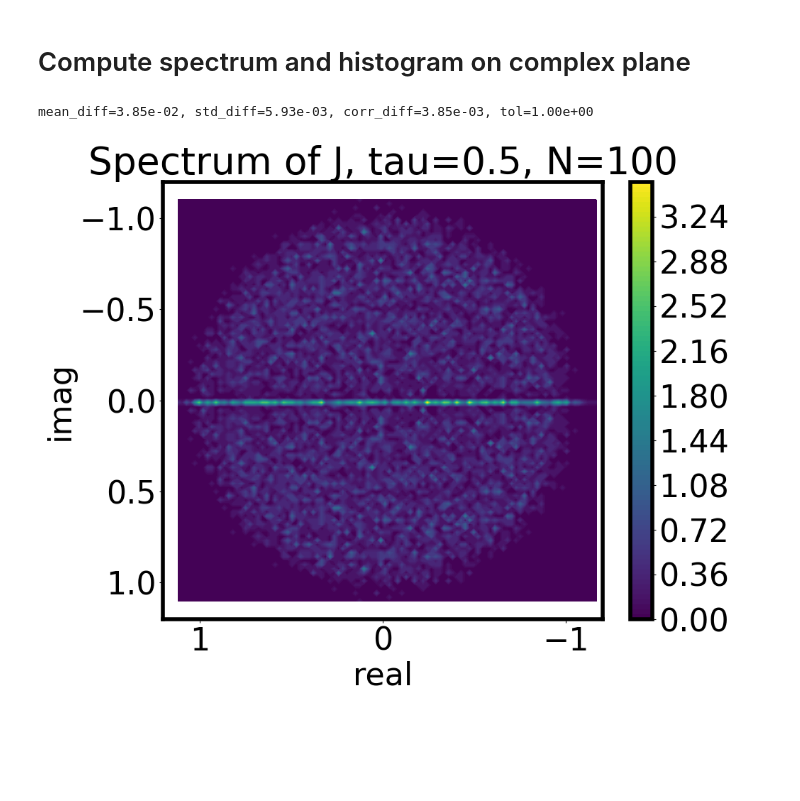
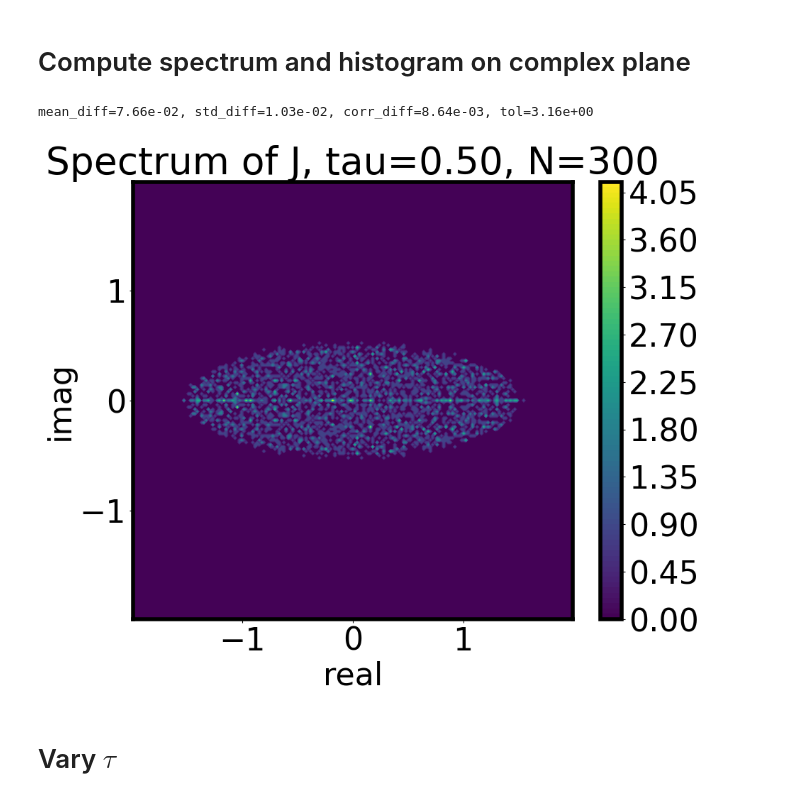
Before and after one commit to rajatvd/wigner-ellipse, a Jupyter notebook: wigner.ipynb, the cells around one changed output. Saved outputs shown, nothing was run; the diff lists cells and outputs as text; code cells hidden in the pictures; blank space fills up the shorter version.

```diff
--- a/wigner.ipynb
+++ b/wigner.ipynb
@@ -169,10 +150,44 @@ def histogram_spectrum(J, bins=100, extent=5.0):
     return spectrum
 # %%
-# sample matrix
-J, _, _, _, _ = sample_matrix(N=100, num_samples=100, tau=0.0)
+def plot_spectrum(spectrum, bins=100, tau=0.0, extent=2.0):
+    real = np.real(spectrum).reshape(-1)
+    imag = np.imag(spectrum).reshape(-1)
 
-# compute spectrum
-spectrum = histogram_spectrum(J, extent=1.2)
+    edges = np.linspace(-extent, extent, bins, endpoint=True)
+
+    H, xedges, yedges = np.histogram2d(real, imag, bins=edges, density=True)
+
+    x = xedges[:-1] + 0.5 * (xedges[1] - xedges[0])
+    y = yedges[:-1] + 0.5 * (yedges[1] - yedges[0])
+
+    xx, yy = np.meshgrid(x, y)
+
+    # contour plot of the histogram
+    plt.contourf(xx, yy, H.T, levels=100, cmap="viridis")
+    plt.xlabel("real")
+    plt.ylabel("imag")
+    plt.title(f"Spectrum of J, tau={tau:.2f}, N={N}")
+    plt.colorbar()
+
+    return H, xedges, yedges
-# %% [output]
-mean_diff=3.85e-02, std_diff=5.93e-03, corr_diff=3.85e-03, tol=1.00e+00
-[figure, removed]
+# %%
+# sample matrix
+tau = 0.5
+N = 300
+num_samples = 10
+J = sample_matrix(N=N, num_samples=num_samples, tau=tau)[0]
+# %% [output]
+mean_diff=7.66e-02, std_diff=1.03e-02, corr_diff=8.64e-03, tol=3.16e+00
+# %%
+# compute spectrum
+spec = spectrum(J)
+# %%
+# plot spectrum
+bins = 200
+plt.figure()
+H, xedges, yedges = plot_spectrum(spec, bins=bins, tau=tau, extent=2.0)
+plt.show()
+# %% [output]
+[figure, added]
+# %% [markdown]
+# Vary $\tau$
```
Also changed, not shown: parts of 6 cells of this notebook, 2 other files.
